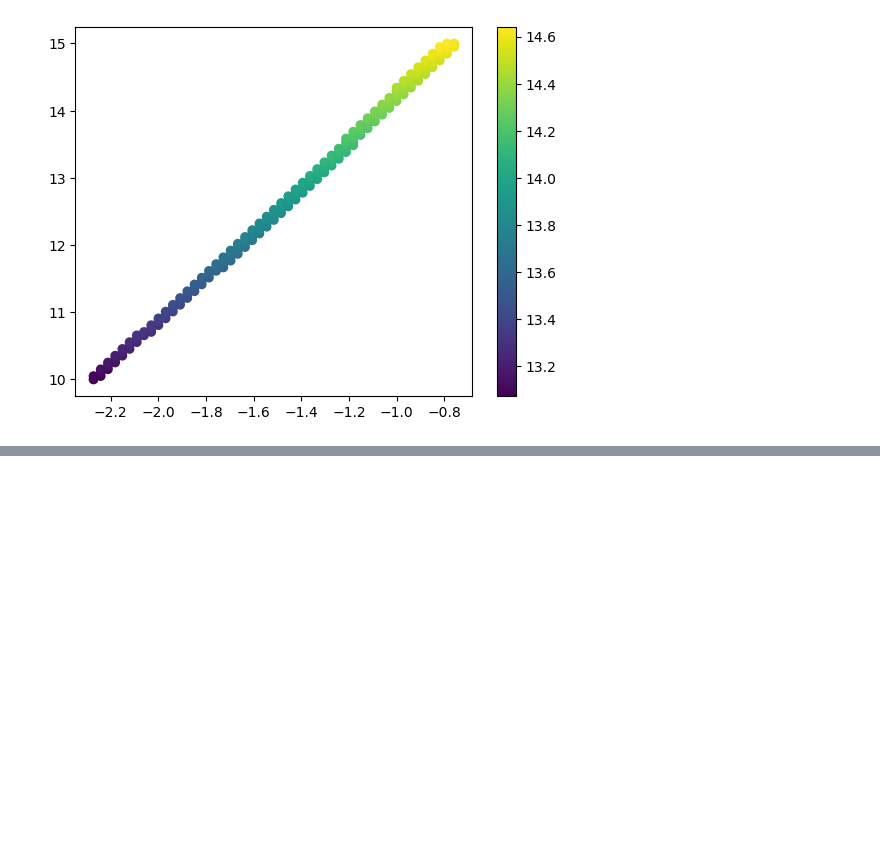
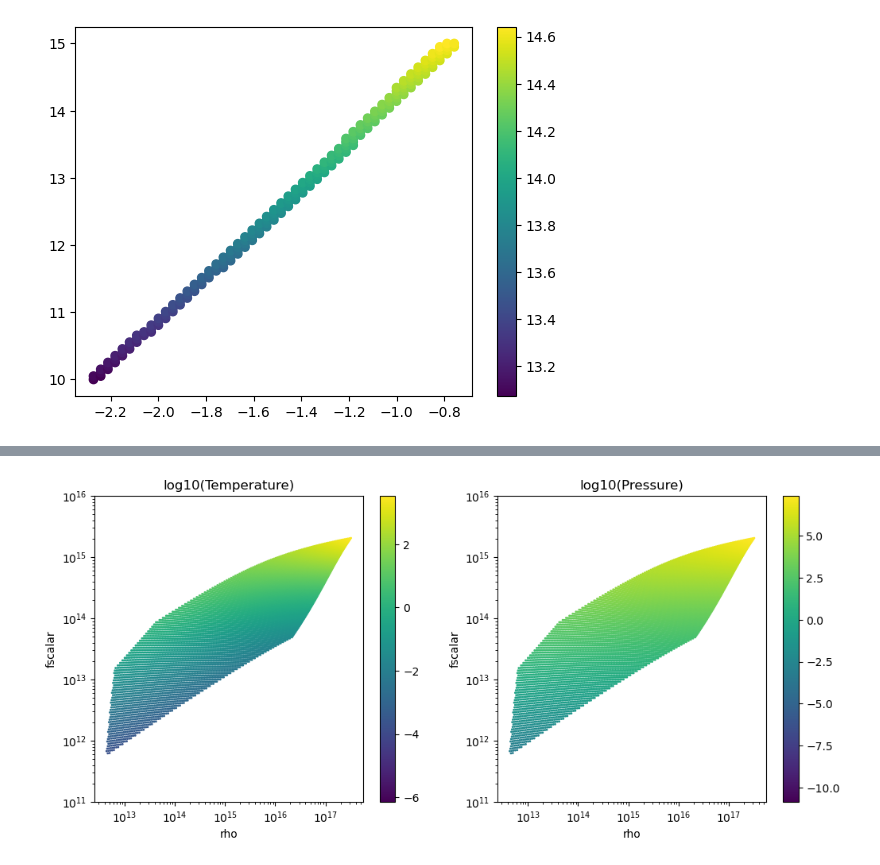
Before and after one commit to DifferentiableUniverseInitiative/Baryonator, a Jupyter notebook: notebooks/NFW_experiments.ipynb, the cells around one changed output, grey strips where cells are left out. Saved outputs shown, nothing was run; the diff lists cells and outputs as text; code cells hidden in the pictures; blank space fills up the shorter version.

Commit message:
added Temp and Pressure

```diff
--- a/notebooks/NFW_experiments.ipynb
+++ b/notebooks/NFW_experiments.ipynb
@@ -47,12 +54,12 @@ def fscalar(r, M):
   c_m = concentration.get_concentration(cosmo, M, 1.0, MassDef200c())
   r_s = r_m / c_m
   rho_s = profile._norm(M, r_s, c_m)
-  return rho_s * r_s * log(r/r_s)/((r/r_s)**2 - 1)
+  return rho_s * r_s * np.log(r/r_s)/((r/r_s)**2 - 1)
 # %%
 r = np.logspace(-2,1)
 
 for M in [1e12, 1e13, 1e14, 1e15]:
-  loglog(r, fscalar(r, M))
+    plt.loglog(r, fscalar(r, M))
 # %% [output]
 [figure]
 # %%
@@ -72,6 +79,7 @@ r,m = meshgrid(logspace(-3,0,100), logspace(10,15,100))
 # %%
+r,m = np.meshgrid(np.logspace(-3,0,100), np.logspace(10,15,100))
 f = fscalar(r.flatten(),m.flatten())
-rh = np.stack([rho(logspace(-3,0,100) ,i) for i in logspace(10,15,100)], axis=0)
+rh = np.stack([rho(np.logspace(-3,0,100) ,i) for i in np.logspace(10,15,100)], axis=0)
 # %%
 figure(figsize=[12,5])
 subplot(121)
@@ -158,0 +329,36 @@ scatter(log10(r.flatten())[mask],
+# %%
+r,m = np.meshgrid(np.logspace(-3,0,100), np.logspace(10,15,100))
+f = fscalar(r.flatten(),m.flatten())
+
+rh = np.stack([rho(np.logspace(-3,0,100) ,i) for i in np.logspace(10,15,100)], axis=0)
+T  = np.stack([Tprof(np.logspace(-3,0,100) ,i) for i in np.logspace(10,15,100)], axis=0)
+P  = np.stack([Pprof(np.logspace(-3,0,100) ,i) for i in np.logspace(10,15,100)], axis=0)
+# %%
+plt.figure(figsize=[12,5])
+plt.subplot(121)
+
+plt.scatter((rh.flatten()),
+            (f.flatten()),
+             c=np.log10(T.flatten()),s=1.0)
+plt.xlabel('rho')
+plt.ylabel('fscalar')
+plt.xscale('log')
+plt.yscale('log')
+plt.colorbar()
+plt.title('log10(Temperature)')
+plt.ylim(1e11,1e16)
+
+plt.subplot(122)
+
+plt.scatter((rh.flatten()),
+            (f.flatten()),
+             c=np.log10(P.flatten()),s=1.0)
+plt.xlabel('rho')
+plt.ylabel('fscalar')
+plt.xscale('log')
+plt.yscale('log')
+plt.colorbar()
+plt.title('log10(Pressure)')
+plt.ylim(1e11,1e16);
+# %% [output]
+[figure, added]
```
Also changed, not shown: parts of 9 cells of this notebook.
